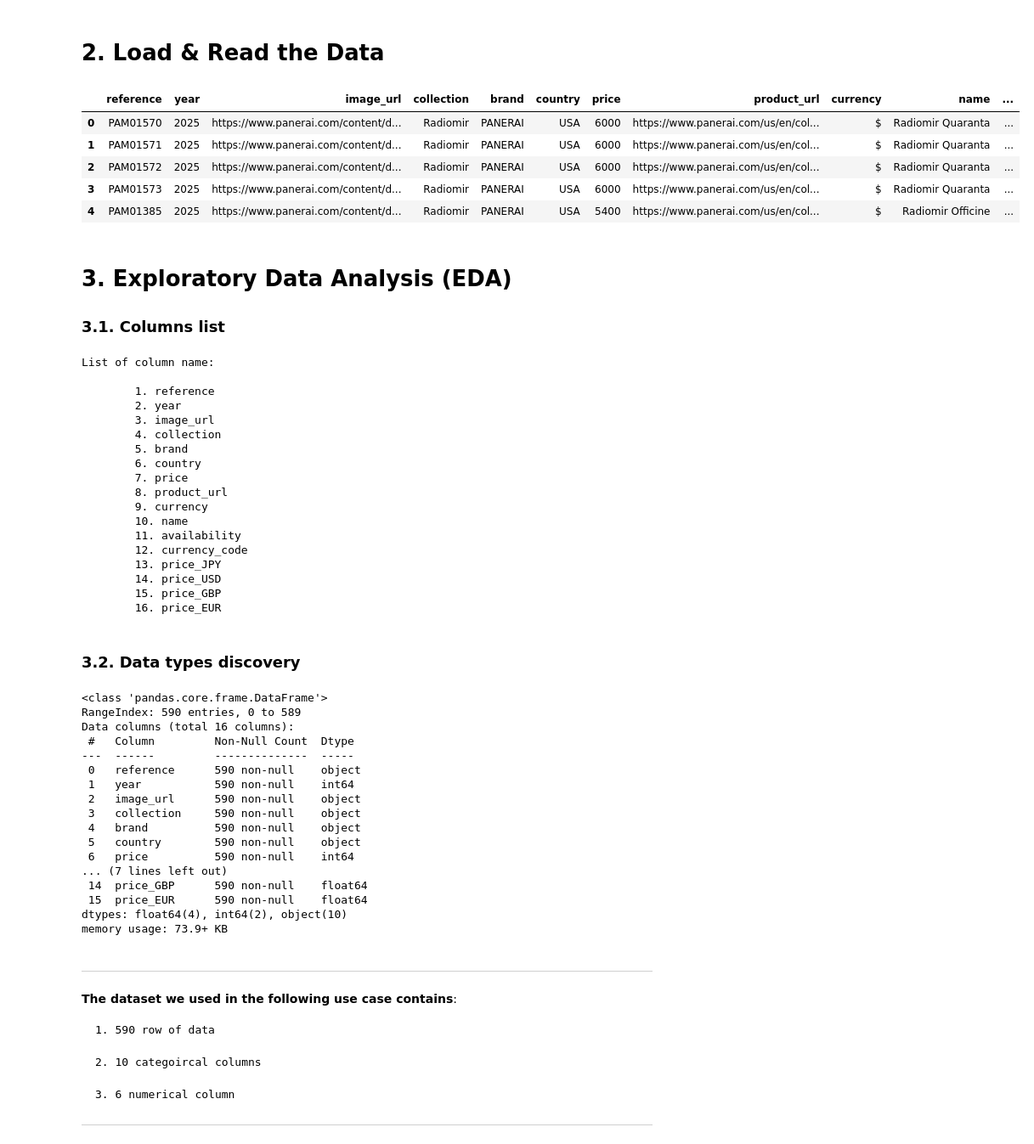
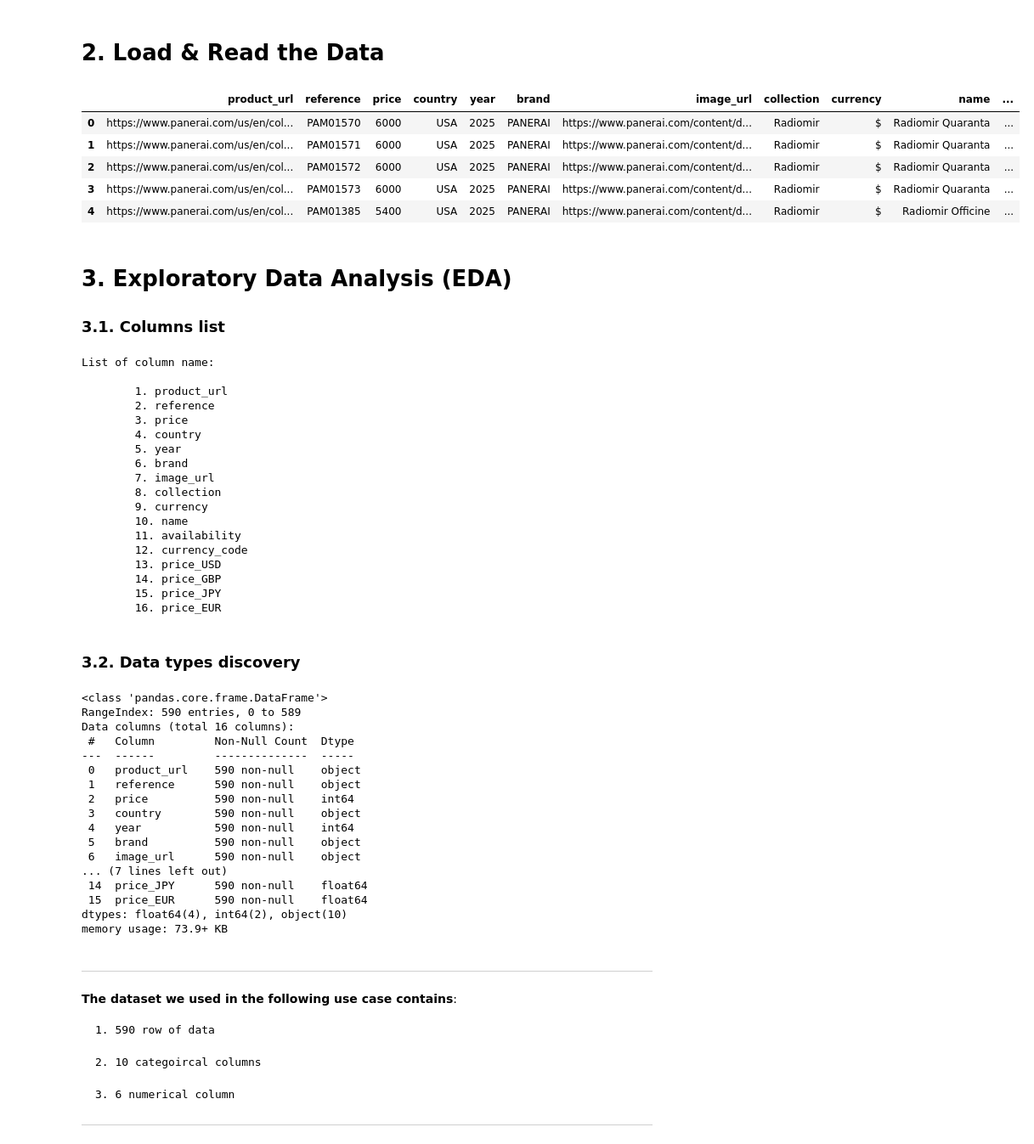
Before and after one commit to Ahak99/Data-Data-Challenge, a Jupyter notebook: notebook/Data&Data - EDA & Business Analysis for Panerai-2025.ipynb, the cells around one changed output. Shown at 85% size. Drawn from its saved outputs; the diff is of its cells as text; code cells hidden in the pictures.

```diff
--- a/notebook/Data&Data - EDA & Business Analysis for Panerai-2025.ipynb
+++ b/notebook/Data&Data - EDA & Business Analysis for Panerai-2025.ipynb
@@ -312,15 +312,15 @@ import matplotlib.pyplot as plt
 # %% [markdown]
 # 2. Load & Read the Data
 # %%
-data = pd.read_csv(r"../data/silver/2025-03-01_13-24-45/PANERAI_DATA_2025.csv")
+data = pd.read_csv(r"../data/silver/2025-02-28_23-03-38/PANERAI_DATA_2025.csv")
 data.head()
 # %% [output]
-|  | reference | year | image_url | collection | brand | country | price | product_url | currency | name | ... |
-| 0 | PAM01570 | 2025 | https://www.panerai.com/content/d... | Radiomir | PANERAI | USA | 6000 | https://www.panerai.com/us/en/col... | $ | Radiomir Quaranta | ... |
-| 1 | PAM01571 | 2025 | https://www.panerai.com/content/d... | Radiomir | PANERAI | USA | 6000 | https://www.panerai.com/us/en/col... | $ | Radiomir Quaranta | ... |
-| 2 | PAM01572 | 2025 | https://www.panerai.com/content/d... | Radiomir | PANERAI | USA | 6000 | https://www.panerai.com/us/en/col... | $ | Radiomir Quaranta | ... |
-| 3 | PAM01573 | 2025 | https://www.panerai.com/content/d... | Radiomir | PANERAI | USA | 6000 | https://www.panerai.com/us/en/col... | $ | Radiomir Quaranta | ... |
-| 4 | PAM01385 | 2025 | https://www.panerai.com/content/d... | Radiomir | PANERAI | USA | 5400 | https://www.panerai.com/us/en/col... | $ | Radiomir Officine | ... |
+|  | product_url | reference | price | country | year | brand | image_url | collection | currency | name | ... |
+| 0 | https://www.panerai.com/us/en/col... | PAM01570 | 6000 | USA | 2025 | PANERAI | https://www.panerai.com/content/d... | Radiomir | $ | Radiomir Quaranta | ... |
+| 1 | https://www.panerai.com/us/en/col... | PAM01571 | 6000 | USA | 2025 | PANERAI | https://www.panerai.com/content/d... | Radiomir | $ | Radiomir Quaranta | ... |
+| 2 | https://www.panerai.com/us/en/col... | PAM01572 | 6000 | USA | 2025 | PANERAI | https://www.panerai.com/content/d... | Radiomir | $ | Radiomir Quaranta | ... |
+| 3 | https://www.panerai.com/us/en/col... | PAM01573 | 6000 | USA | 2025 | PANERAI | https://www.panerai.com/content/d... | Radiomir | $ | Radiomir Quaranta | ... |
+| 4 | https://www.panerai.com/us/en/col... | PAM01385 | 5400 | USA | 2025 | PANERAI | https://www.panerai.com/content/d... | Radiomir | $ | Radiomir Officine | ... |
 # %% [markdown]
 # 3. Exploratory Data Analysis (EDA)
 
@@ -334,21 +334,21 @@ for i in range(len(column_list)):
 # %% [output]
 List of column name:
 
-        1. reference
-        2. year
-        3. image_url
-        4. collection
-        5. brand
-        6. country
-        7. price
-        8. product_url
+        1. product_url
+        2. reference
+        3. price
+        4. country
+        5. year
+        6. brand
+        7. image_url
+        8. collection
         9. currency
         10. name
         11. availability
         12. currency_code
-        13. price_JPY
-        14. price_USD
-        15. price_GBP
+        13. price_USD
+        14. price_GBP
+        15. price_JPY
         16. price_EUR
 # %% [markdown]
 ### 3.2. Data types discovery
@@ -360,15 +360,15 @@ RangeIndex: 590 entries, 0 to 589
 Data columns (total 16 columns):
  #   Column         Non-Null Count  Dtype
 ---  ------         --------------  -----
- 0   reference      590 non-null    object
- 1   year           590 non-null    int64
- 2   image_url      590 non-null    object
- 3   collection     590 non-null    object
- 4   brand          590 non-null    object
- 5   country        590 non-null    object
- 6   price          590 non-null    int64
+ 0   product_url    590 non-null    object
+ 1   reference      590 non-null    object
+ 2   price          590 non-null    int64
+ 3   country        590 non-null    object
+ 4   year           590 non-null    int64
+ 5   brand          590 non-null    object
+ 6   image_url      590 non-null    object
 ... (7 lines left out)
- 14  price_GBP      590 non-null    float64
+ 14  price_JPY      590 non-null    float64
  15  price_EUR      590 non-null    float64
 dtypes: float64(4), int64(2), object(10)
 memory usage: 73.9+ KB
```
Also changed, not shown: parts of 9 cells of this notebook, 23 other files.
